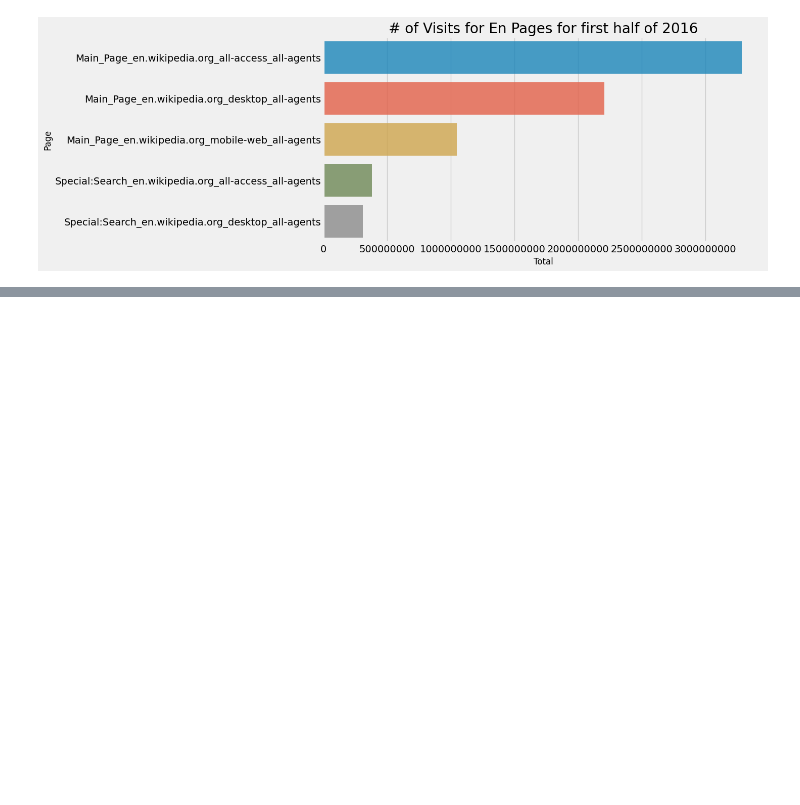
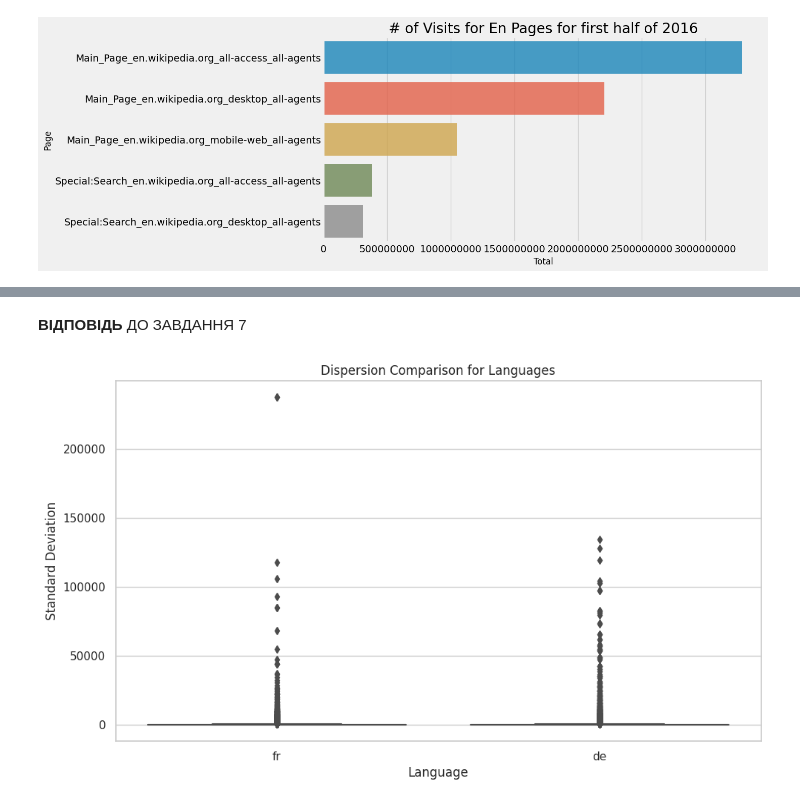
Before and after one commit to reesha-rsh/MLb4, a Jupyter notebook: Homework/Homework_2_0_Pandas_Toxic_Comments_EDA.ipynb, the cells around one changed output, grey strips where cells are left out. Saved outputs shown, nothing was run; the diff lists cells and outputs as text; code cells hidden in the pictures; blank space fills up the shorter version.

```diff
--- a/Homework/Homework_2_0_Pandas_Toxic_Comments_EDA.ipynb
+++ b/Homework/Homework_2_0_Pandas_Toxic_Comments_EDA.ipynb
@@ -478,0 +444,8 @@ plt.show()
+# %%
+# Filter by date
+train_june_2016 = train.loc[:, (train.columns >= '2016-06-01') & (train.columns <= '2016-06-30')]
+# %%
+# Add back Page and Lang columns
+train_june_2016.loc[:,'Page'] = train.loc[:,'Page']
+train_june_2016.loc[:,'Language'] = train.loc[:,'Language']
+train_june_2016
@@ -478,0 +476,4 @@ plt.show()
+# %%
+# Get dispertion
+train_june_2016.loc[:,'std'] = train_june_2016.iloc[:,:-2].std (axis=1,numeric_only=True)
+train_june_2016
@@ -478,0 +499,4 @@ plt.show()
+# %%
+# Get fr and de langs and display only few columns
+defr_train_june_2016 = train_june_2016[(train_april_2016['Language'] == 'fr') | (train_june_2016['Language'] == 'de') ][['Page',	'Language',	'std']]
+defr_train_june_2016
@@ -478,0 +517,22 @@ plt.show()
+# %% [markdown]
+**ВІДПОВІДЬ** ДО ЗАВДАННЯ 7
+# %%
+import seaborn as sns
+import matplotlib.pyplot as plt
+
+# Set up the plot
+sns.set(style="whitegrid")
+plt.figure(figsize=(10, 6))
+
+# Create a box plot or violin plot to compare dispersions
+sns.boxplot(x='Language', y='std', data=defr_train_june_2016)
+
+# Add labels and title
+plt.xlabel('Language')
+plt.ylabel('Standard Deviation')
+plt.title('Dispersion Comparison for Languages')
+
+# Show the plot
+plt.show()
+# %% [output]
+[figure, added]
```
Also changed, not shown: parts of 34 cells of this notebook.
